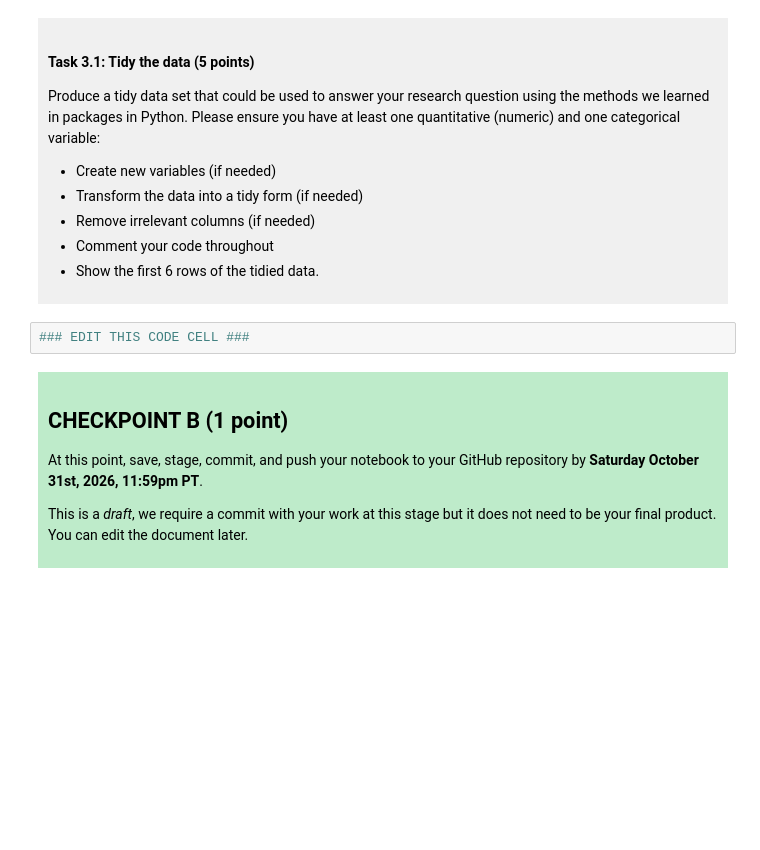
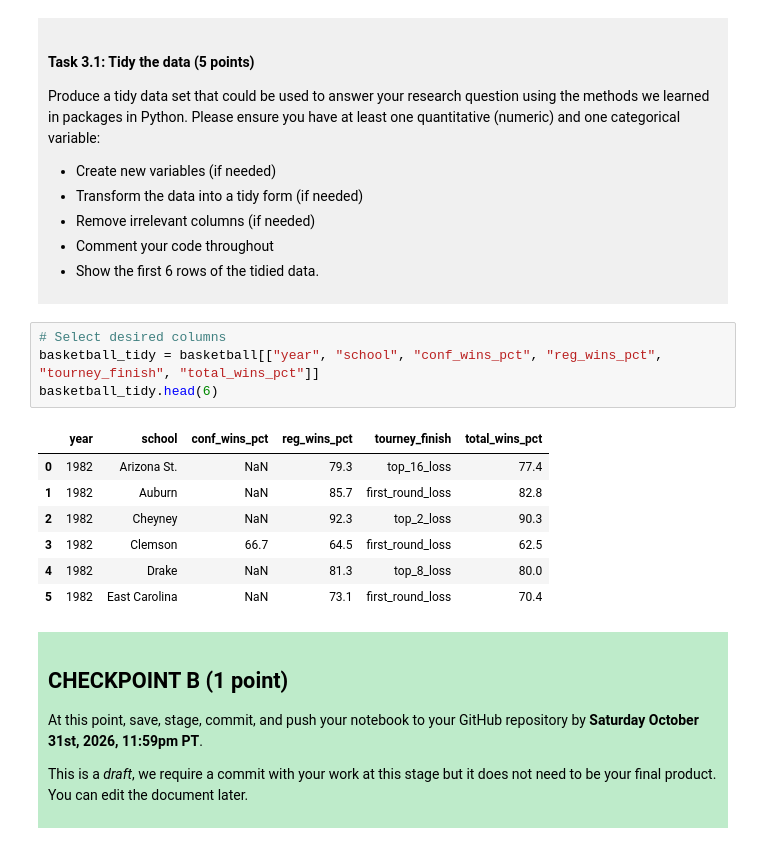
Before and after one commit to sydneyh1370/dsci-100-project-sydney, a Jupyter notebook: dsci-100-project-notebook.ipynb, the cells around one changed output. Cells and saved outputs as stored; diff of their text form; blank space fills up the shorter version.

```diff
--- a/dsci-100-project-notebook.ipynb
+++ b/dsci-100-project-notebook.ipynb
@@ -187,7 +163,17 @@ Produce a tidy data set that could be used to answer your research question usin
 
 </div>
 # %%
-### EDIT THIS CODE CELL ###
+# Select desired columns
+basketball_tidy = basketball[["year", "school", "conf_wins_pct", "reg_wins_pct", "tourney_finish", "total_wins_pct"]]
+basketball_tidy.head(6)
+# %% [output]
+|  | year | school | conf_wins_pct | reg_wins_pct | tourney_finish | total_wins_pct |
+| 0 | 1982 | Arizona St. | NaN | 79.3 | top_16_loss | 77.4 |
+| 1 | 1982 | Auburn | NaN | 85.7 | first_round_loss | 82.8 |
+| 2 | 1982 | Cheyney | NaN | 92.3 | top_2_loss | 90.3 |
+| 3 | 1982 | Clemson | 66.7 | 64.5 | first_round_loss | 62.5 |
+| 4 | 1982 | Drake | NaN | 81.3 | top_8_loss | 80.0 |
+| 5 | 1982 | East Carolina | NaN | 73.1 | first_round_loss | 70.4 |
 # %% [markdown]
 <div style="background-color: #beebca; padding: 10px;">
 
```
Also changed, not shown: parts of 5 cells of this notebook.
